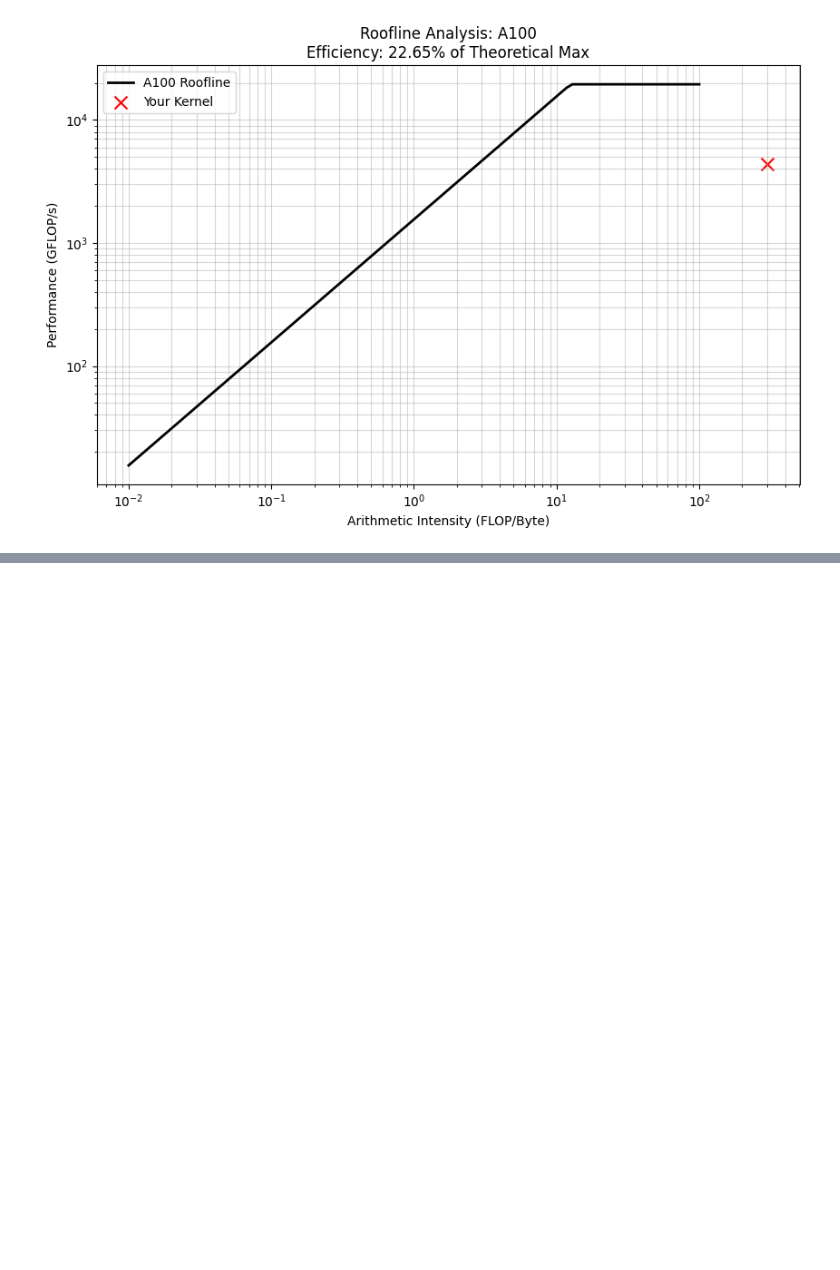
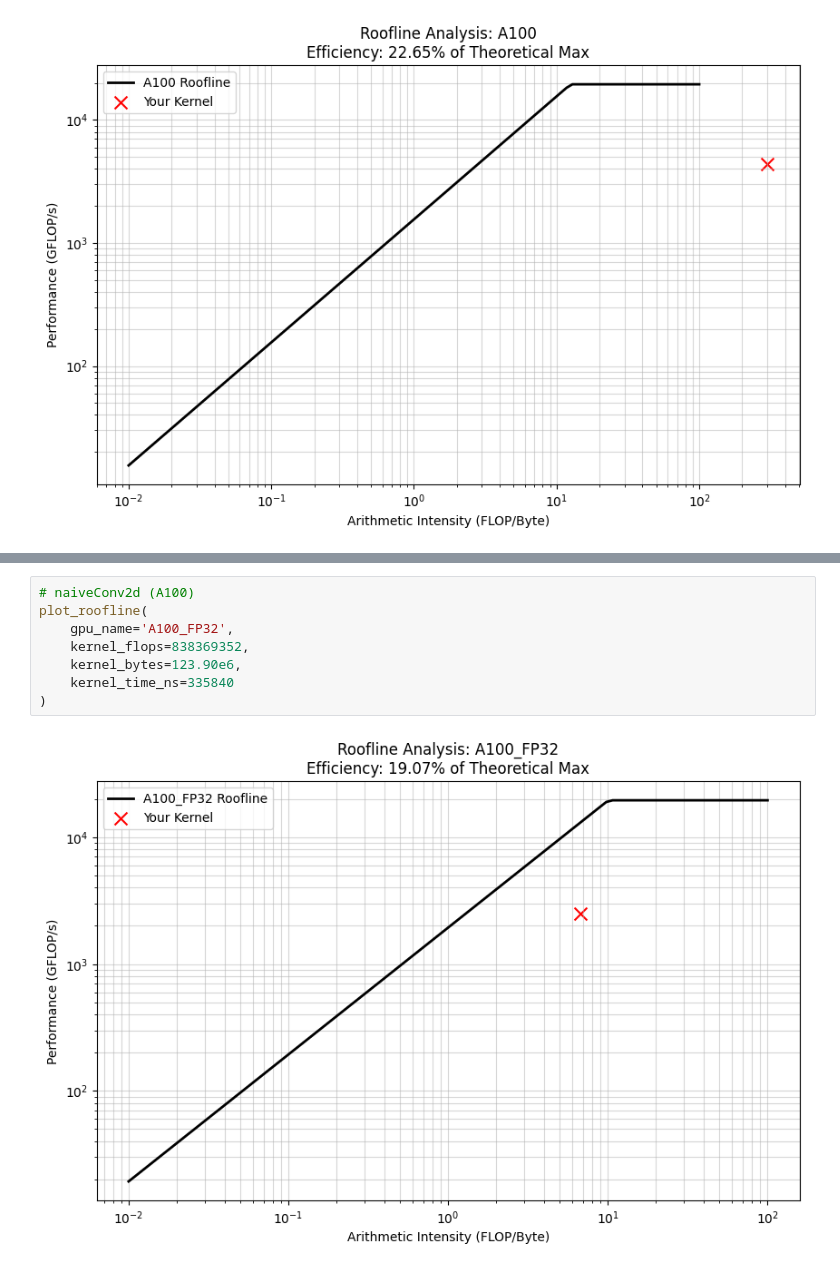
Before and after one commit to ayush-os/roofline-fun, a Jupyter notebook: roofline-gen.ipynb, the cells around one changed output, grey strips where cells are left out. Cells and saved outputs as stored; diff of their text form; blank space fills up the shorter version.

Commit message:
last rooflines

```diff
--- a/roofline-gen.ipynb
+++ b/roofline-gen.ipynb
@@ -87,0 +88,10 @@ plot_roofline(
+# %%
+# naiveConv2d (A100)
+plot_roofline(
+    gpu_name='A100_FP32',
+    kernel_flops=838369352,
+    kernel_bytes=123.90e6,
+    kernel_time_ns=335840
+)
+# %% [output]
+[figure, added]
```
Also changed, not shown: parts of 2 cells of this notebook.
